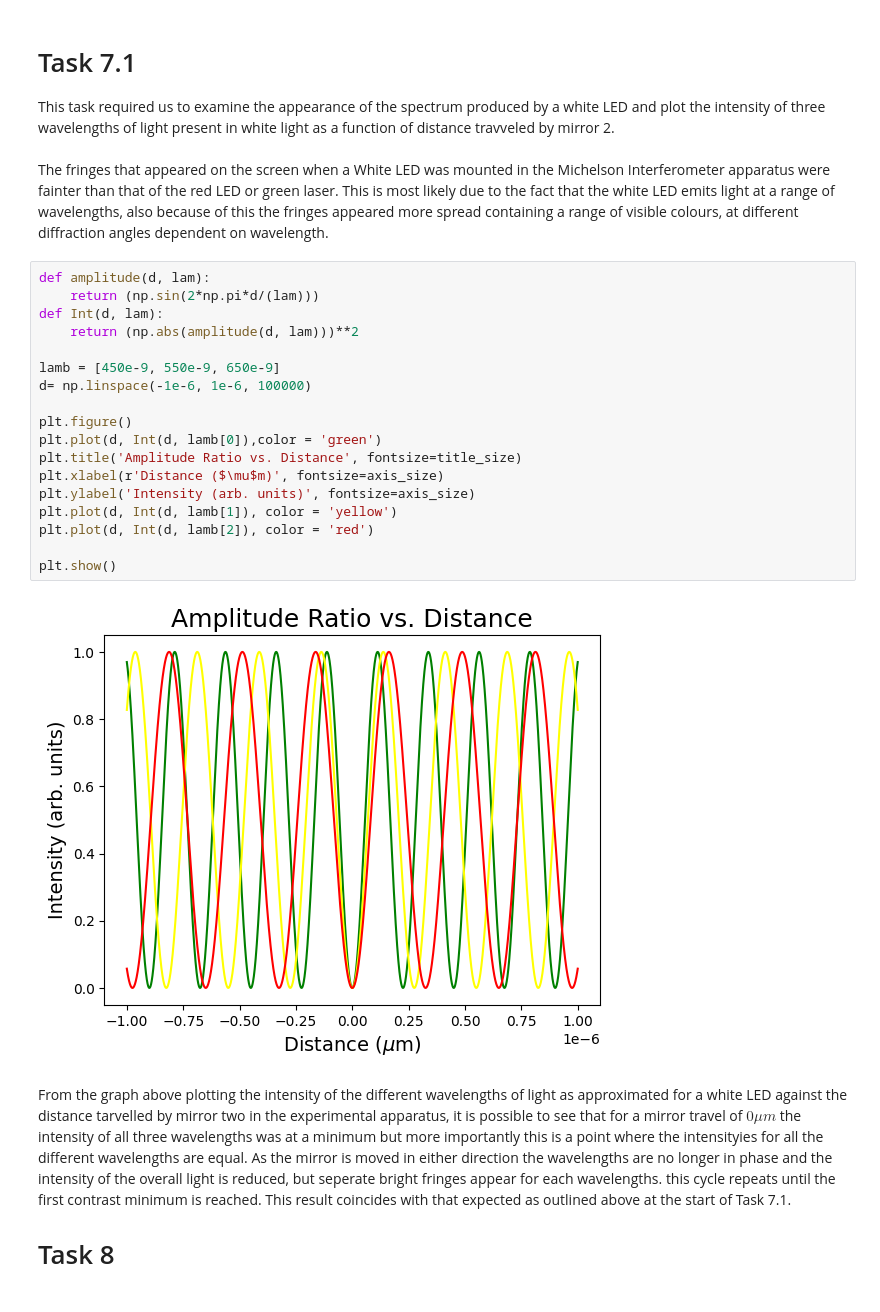
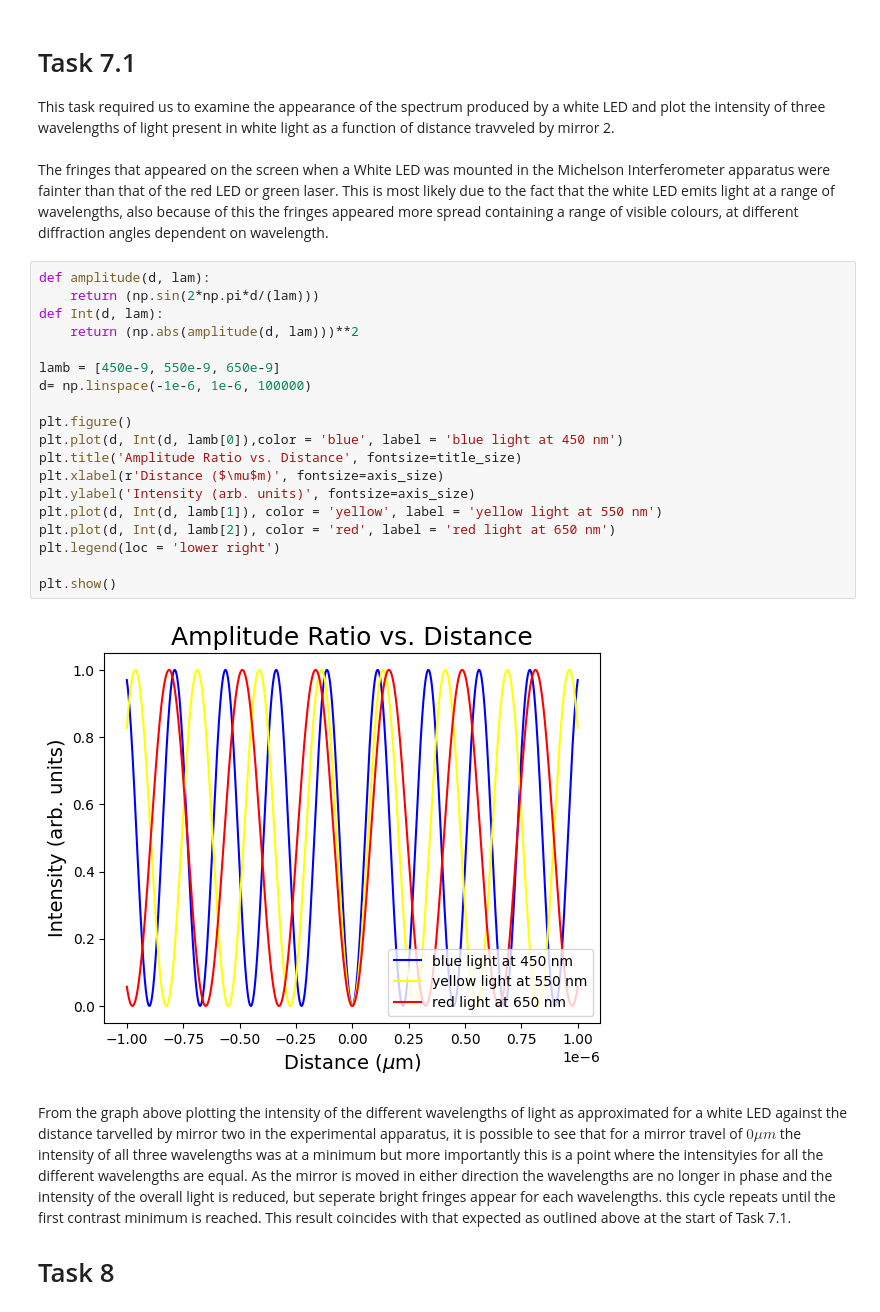
Before and after one commit to lewismcnish/Physics, a Jupyter notebook: Labs/Michelsons_Interferometer/2663452m_Interferometry.ipynb, the cells around one changed output. Cells and saved outputs as stored; diff of their text form.

Commit message:
added legend to graph in task 7

```diff
--- a/Labs/Michelsons_Interferometer/2663452m_Interferometry.ipynb
+++ b/Labs/Michelsons_Interferometer/2663452m_Interferometry.ipynb
@@ -161,23 +161,24 @@ The fringes that appeared on the screen when a White LED was mounted in the Mich
 # %%
 def amplitude(d, lam):
     return (np.sin(2*np.pi*d/(lam)))
 def Int(d, lam):
     return (np.abs(amplitude(d, lam)))**2
 
 lamb = [450e-9, 550e-9, 650e-9]
 d= np.linspace(-1e-6, 1e-6, 100000)
 
 plt.figure()
-plt.plot(d, Int(d, lamb[0]),color = 'green')
+plt.plot(d, Int(d, lamb[0]),color = 'blue', label = 'blue light at 450 nm')
 plt.title('Amplitude Ratio vs. Distance', fontsize=title_size)
 plt.xlabel(r'Distance ($\mu$m)', fontsize=axis_size)
 plt.ylabel('Intensity (arb. units)', fontsize=axis_size)
-plt.plot(d, Int(d, lamb[1]), color = 'yellow')
-plt.plot(d, Int(d, lamb[2]), color = 'red')
+plt.plot(d, Int(d, lamb[1]), color = 'yellow', label = 'yellow light at 550 nm')
+plt.plot(d, Int(d, lamb[2]), color = 'red', label = 'red light at 650 nm')
+plt.legend(loc = 'lower right')
 
 plt.show()
 # %% [output]
-[figure, old version]
+[figure, new version]
 # %% [markdown]
 From the graph above plotting the intensity of the different wavelengths of light as approximated for a white LED against the distance tarvelled by mirror two in the experimental apparatus, it is possible to see that for a mirror travel of $ 0\mu m$ the intensity of all three wavelengths was at a minimum but more importantly this is a point where the intensityies for all the different wavelengths are equal. As the mirror is moved in either direction the wavelengths are no longer in phase and the intensity of the overall light is reduced, but seperate bright fringes appear for each wavelengths. this cycle repeats until the first contrast minimum is reached. This result coincides with that expected as outlined above at the start of Task 7.1.
 
```
Also changed, not shown: parts of 1 cell of this notebook.
